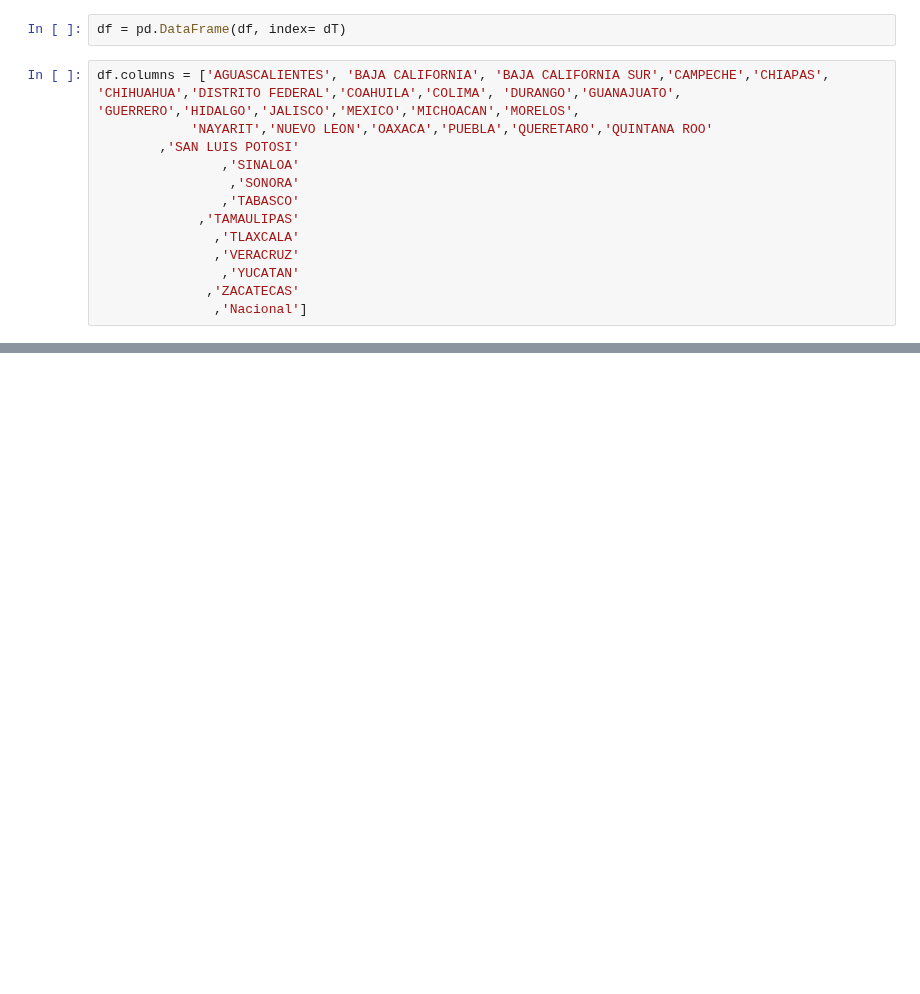
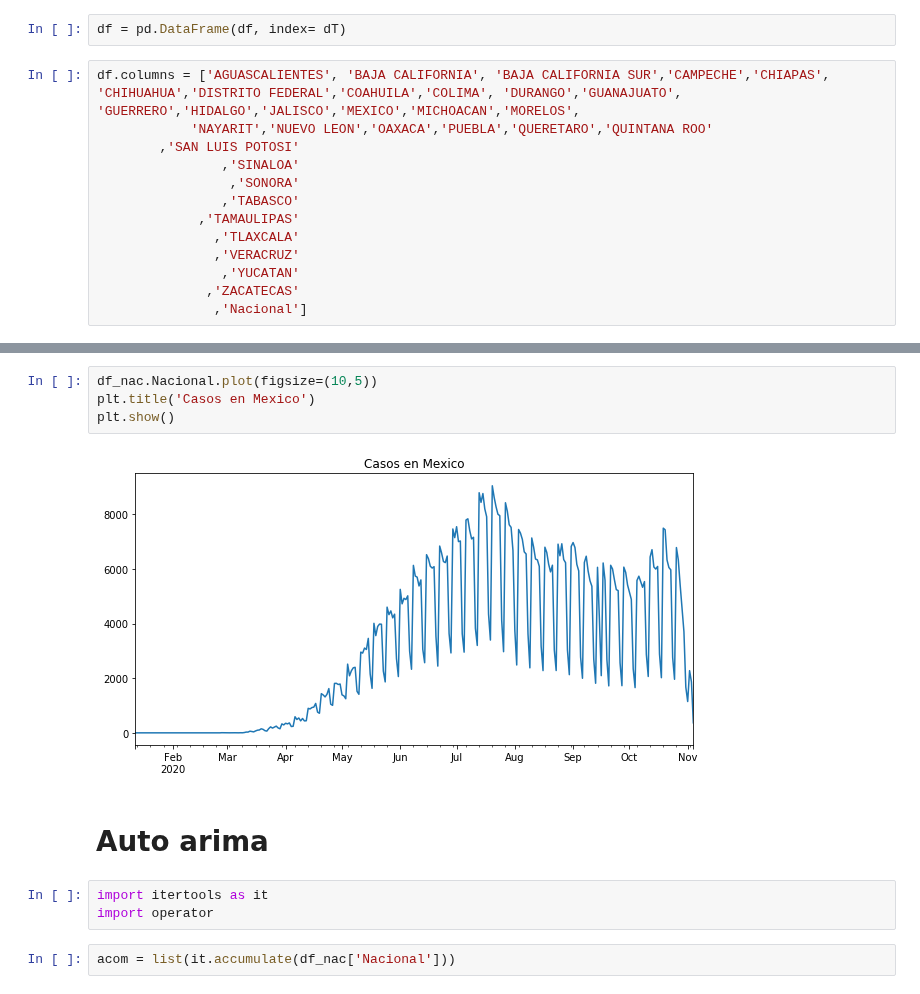
Before and after one commit to artthuro6/Covid-19, a Jupyter notebook: notebooks/Predicciones Con Diferentes Modelos.ipynb, the cells around one changed output, grey strips where cells are left out. Cells and saved outputs as stored; diff of their text form; blank space fills up the shorter version.

```diff
--- a/notebooks/Predicciones Con Diferentes Modelos.ipynb
+++ b/notebooks/Predicciones Con Diferentes Modelos.ipynb
@@ -46,0 +99,13 @@ df.head()
+# %%
+df_nac.Nacional.plot(figsize=(10,5))
+plt.title('Casos en Mexico')
+plt.show()
+# %% [output]
+[figure, added]
+# %% [markdown]
+# Auto arima
+# %%
+import itertools as it
+import operator
+# %%
+acom = list(it.accumulate(df_nac['Nacional']))
```
Also changed, not shown: parts of 25 cells of this notebook.
